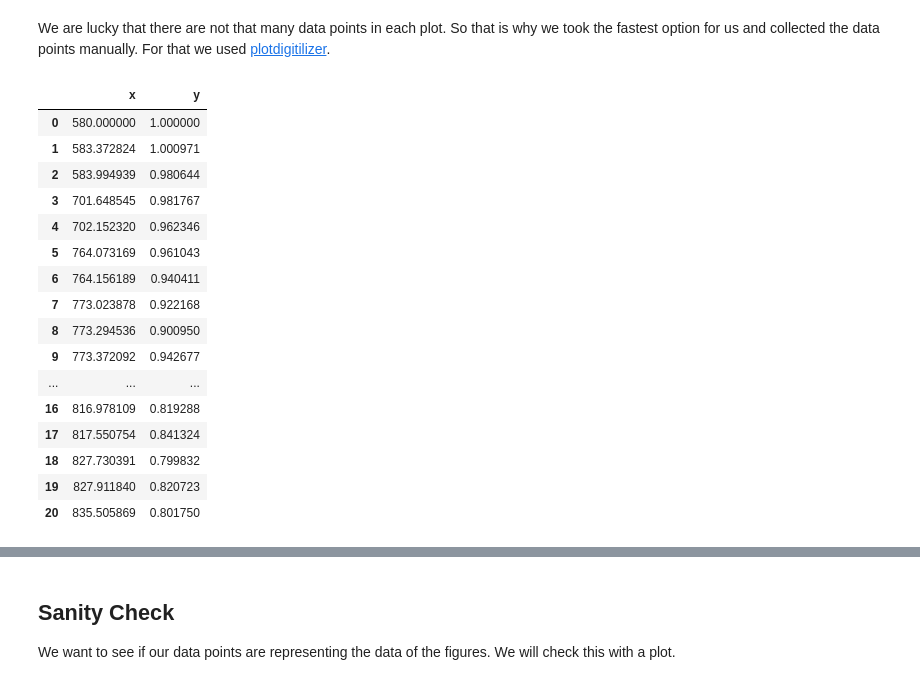
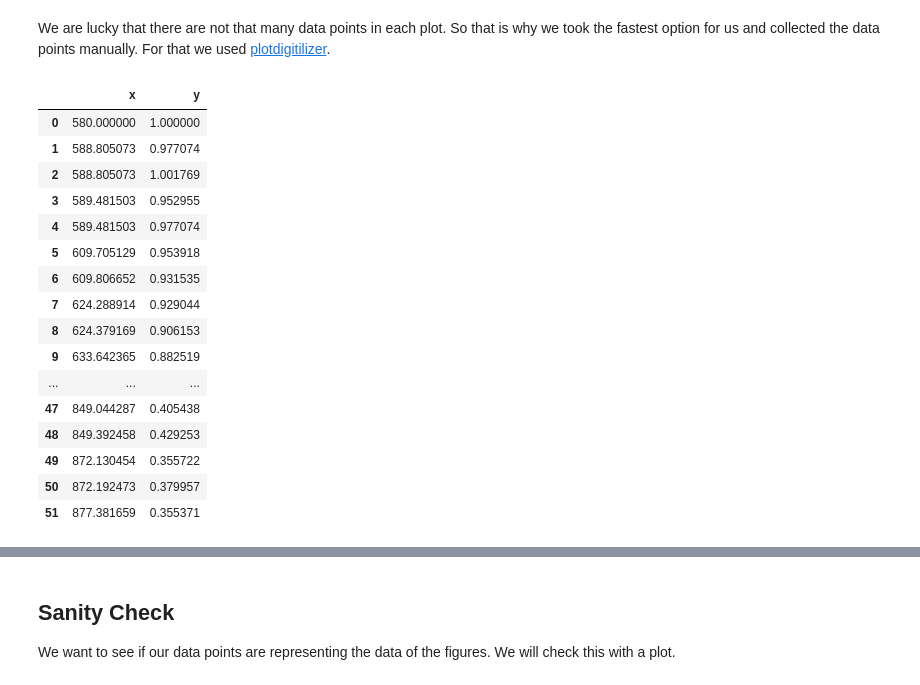
Before and after one commit to shs2017/Data-Literacy, a Jupyter notebook: exp/002_ExtractingPointsFromPlot.ipynb, the cells around one changed output, grey strips where cells are left out. Cells and saved outputs as stored; diff of their text form; code cells hidden in the pictures.

```diff
--- a/exp/002_ExtractingPointsFromPlot.ipynb
+++ b/exp/002_ExtractingPointsFromPlot.ipynb
@@ -35,36 +40,36 @@ We are lucky that there are not that many data points in each plot. So that is w
 # %%
 def loadCSV(path):
     df = pd.read_csv(
         path,
         skiprows=0,
-        sep=",",
-        engine="python",
-        decimal=".",
+        sep=',',
+        engine='python',
+        decimal='.',
         dtype={'x': 'float64', 'y': 'float64'}
         )
     return df
 
-female_df = loadCSV("../dat/RMR_data/female_All.csv")
+female_df = loadCSV('../dat/RMR_data/female_None.csv')
 
 female_df
 # %% [output]
 |  | x | y |
 | 0 | 580.000000 | 1.000000 |
-| 1 | 583.372824 | 1.000971 |
-| 2 | 583.994939 | 0.980644 |
-| 3 | 701.648545 | 0.981767 |
-| 4 | 702.152320 | 0.962346 |
-| 5 | 764.073169 | 0.961043 |
-| 6 | 764.156189 | 0.940411 |
-| 7 | 773.023878 | 0.922168 |
-| 8 | 773.294536 | 0.900950 |
-| 9 | 773.372092 | 0.942677 |
+| 1 | 588.805073 | 0.977074 |
+| 2 | 588.805073 | 1.001769 |
+| 3 | 589.481503 | 0.952955 |
+| 4 | 589.481503 | 0.977074 |
+| 5 | 609.705129 | 0.953918 |
+| 6 | 609.806652 | 0.931535 |
+| 7 | 624.288914 | 0.929044 |
+| 8 | 624.379169 | 0.906153 |
+| 9 | 633.642365 | 0.882519 |
 | ... | ... | ... |
-| 16 | 816.978109 | 0.819288 |
-| 17 | 817.550754 | 0.841324 |
-| 18 | 827.730391 | 0.799832 |
-| 19 | 827.911840 | 0.820723 |
-| 20 | 835.505869 | 0.801750 |
+| 47 | 849.044287 | 0.405438 |
+| 48 | 849.392458 | 0.429253 |
+| 49 | 872.130454 | 0.355722 |
+| 50 | 872.192473 | 0.379957 |
+| 51 | 877.381659 | 0.355371 |
 # %% [markdown]
 First you can see that each data point provides a lot of floating point numbers. That comes from the manual elicitation of the data points.
 
```
Also changed, not shown: parts of 27 cells of this notebook, 11 other files.
